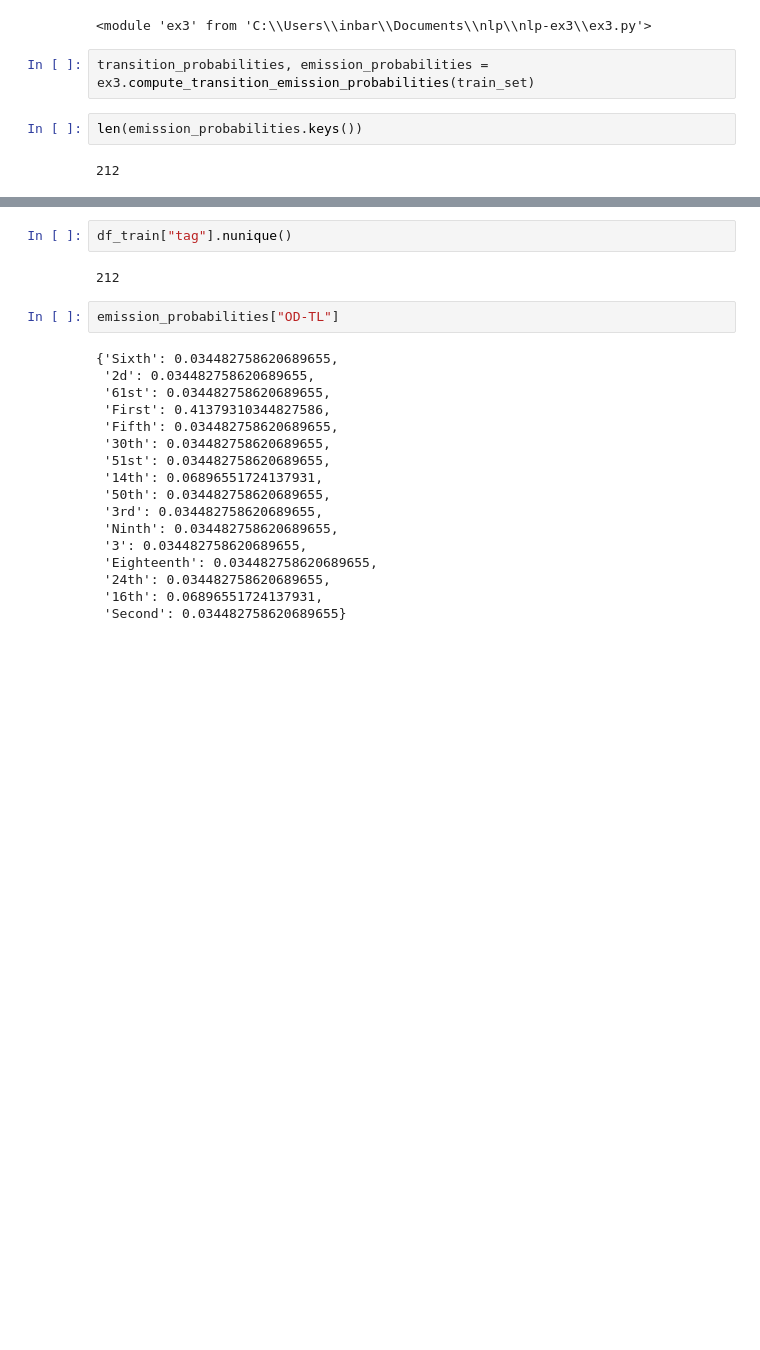
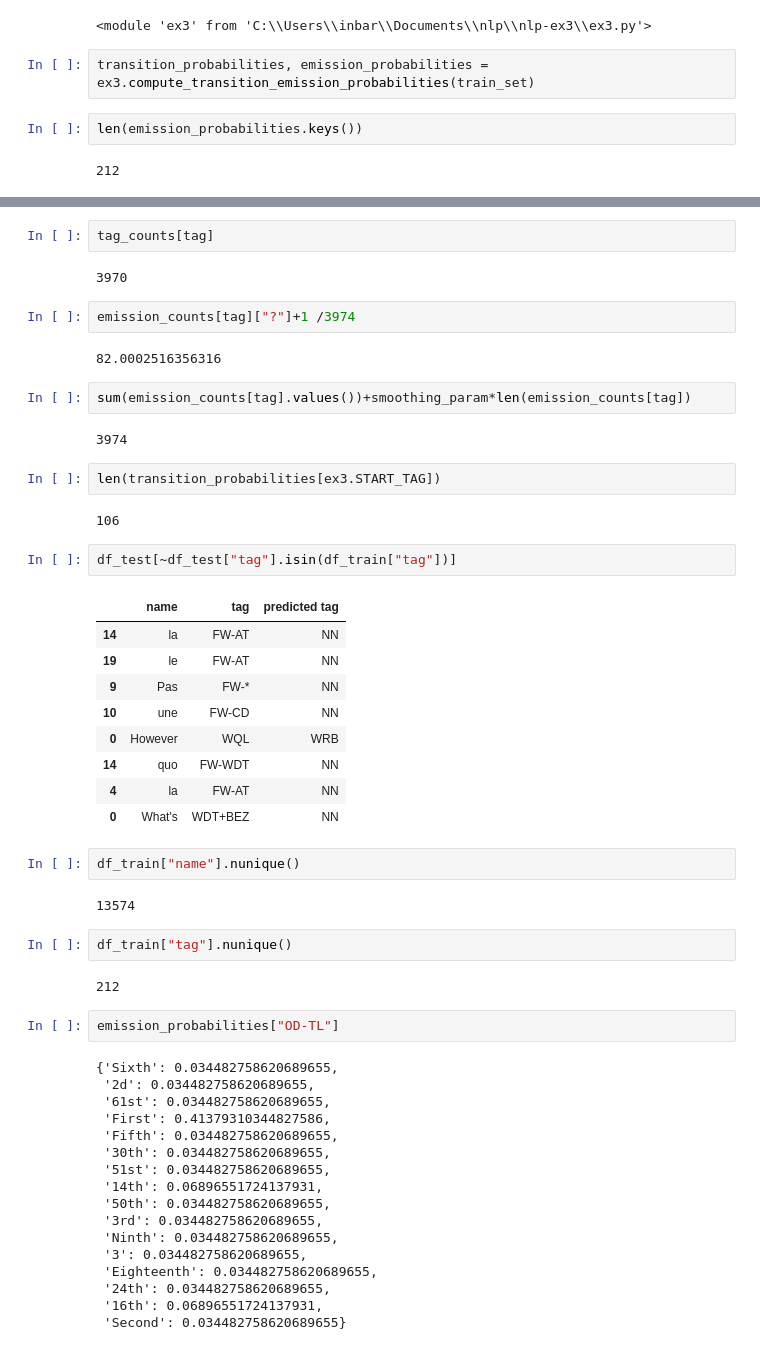
Before and after one commit to HadarBit/nlp-ex3, a Jupyter notebook: playing_nb.ipynb, the cells around one changed output, grey strips where cells are left out. Drawn from its saved outputs; the diff is of its cells as text; blank space fills up the shorter version.

```diff
--- a/playing_nb.ipynb
+++ b/playing_nb.ipynb
@@ -353,3 +396,35 @@ KeyError: 'But'
+# %%
+tag_counts[tag]
+# %% [output]
+3970
+# %%
+emission_counts[tag]["?"]+1 /3974
+# %% [output]
+82.0002516356316
+# %%
+sum(emission_counts[tag].values())+smoothing_param*len(emission_counts[tag])
+# %% [output]
+3974
+# %%
+len(transition_probabilities[ex3.START_TAG])
+# %% [output]
+106
+# %%
+df_test[~df_test["tag"].isin(df_train["tag"])]
+# %% [output]
+|  | name | tag | predicted tag |
+| 14 | la | FW-AT | NN |
+| 19 | le | FW-AT | NN |
+| 9 | Pas | FW-* | NN |
+| 10 | une | FW-CD | NN |
+| 0 | However | WQL | WRB |
+| 14 | quo | FW-WDT | NN |
+| 4 | la | FW-AT | NN |
+| 0 | What's | WDT+BEZ | NN |
+# %%
+df_train["name"].nunique()
+# %% [output]
+13574
 # %%
 df_train["tag"].nunique()
 # %% [output]
```
Also changed, not shown: parts of 16 cells of this notebook, 1 other file.
